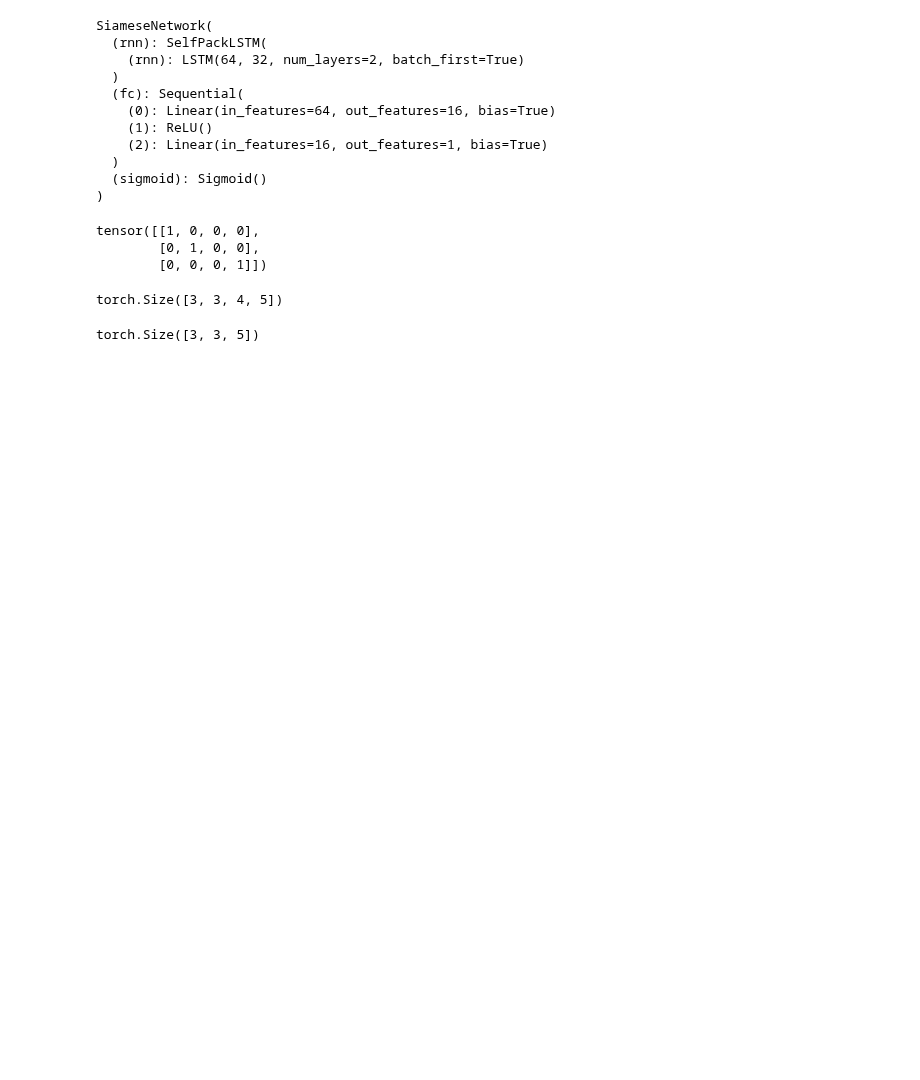
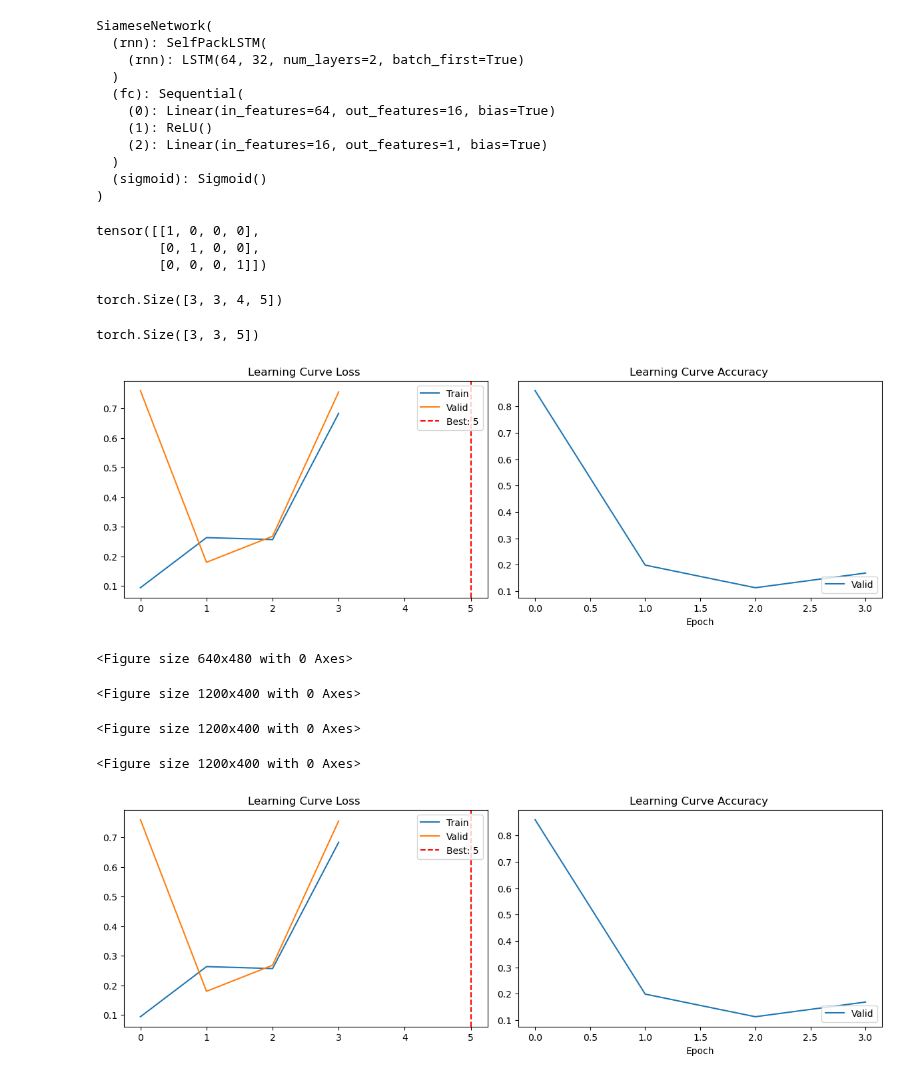
Before and after one commit to Frankalexej/lffl, a Jupyter notebook: try.ipynb, the cells around one changed output. Saved outputs shown, nothing was run; the diff lists cells and outputs as text; code cells hidden in the pictures; blank space fills up the shorter version.

```diff
--- a/try.ipynb
+++ b/try.ipynb
@@ -68,0 +77,49 @@ torch.Size([3, 3, 5])
+# %%
+def draw_learning_curve_and_accuracy(losses, accs, epoch=""):
+    plt.clf()
+    fig, (ax1, ax2) = plt.subplots(1, 2, figsize=(12, 4))
+    train_losses, valid_losses, best_val_loss = losses
+    valid_accs = accs
+
+    # Plot Loss on the left subplot
+    ax1.plot(train_losses, label='Train')
+    ax1.plot(valid_losses, label='Valid')
+    ax1.axvline(x=best_val_loss, color='r', linestyle='--', label="Best: " + str(best_val_loss))
+    ax1.set_title("Learning Curve Loss" + f" {epoch}")
+    ax1.legend(loc="upper right")
+
+    # Plot Accuracy on the right subplot
+    ax2.plot(valid_accs, label='Valid')
+    ax2.set_title('Learning Curve Accuracy' + f" {epoch}")
+    ax2.legend(loc="lower right")
+
+    # Display the plots
+    plt.tight_layout()
+    plt.xlabel("Epoch")
+    display.clear_output(wait=True)
+    display.display(plt.gcf())
+# %%
+train_losses = []
+valid_losses = []
+
+valid_accs = []
+
+while True:
+    try:
+
+        train_losses.append(random.random())
+        valid_losses.append(random.random())
+
+        valid_accs.append(random.random())
+
+        draw_learning_curve_and_accuracy((train_losses, valid_losses, 5), (valid_accs))
+        time.sleep(1)
+    except KeyboardInterrupt:
+        break
+# %% [output]
+[figure, added]
+<Figure size 640x480 with 0 Axes>
+<Figure size 1200x400 with 0 Axes>
+<Figure size 1200x400 with 0 Axes>
+<Figure size 1200x400 with 0 Axes>
+[figure, added]
```
Also changed, not shown: parts of 11 cells of this notebook, 6 other files.
